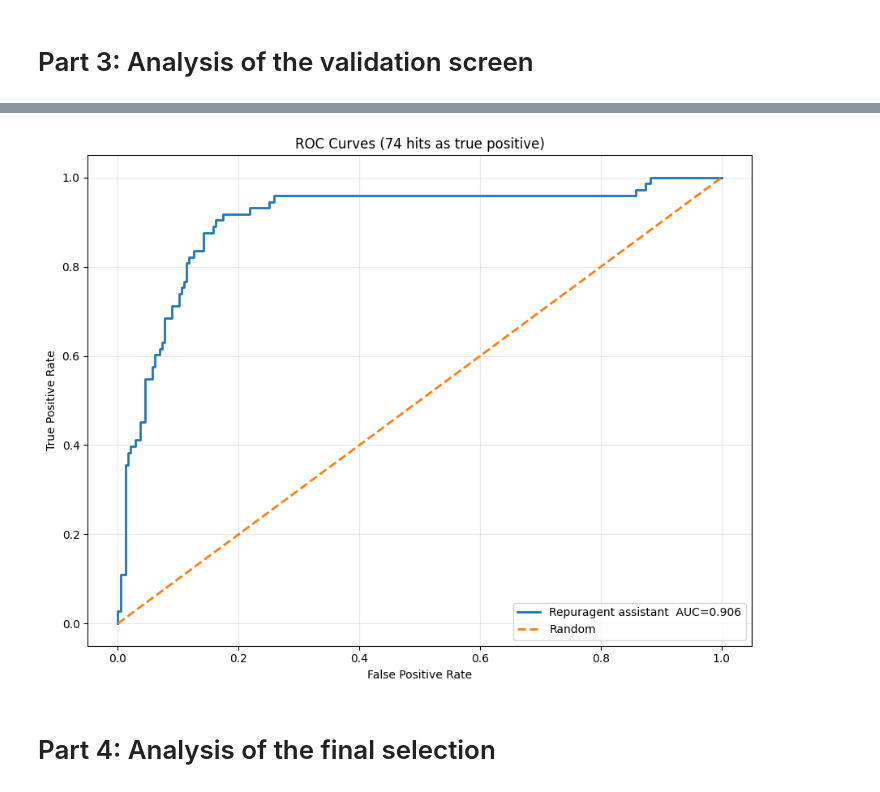
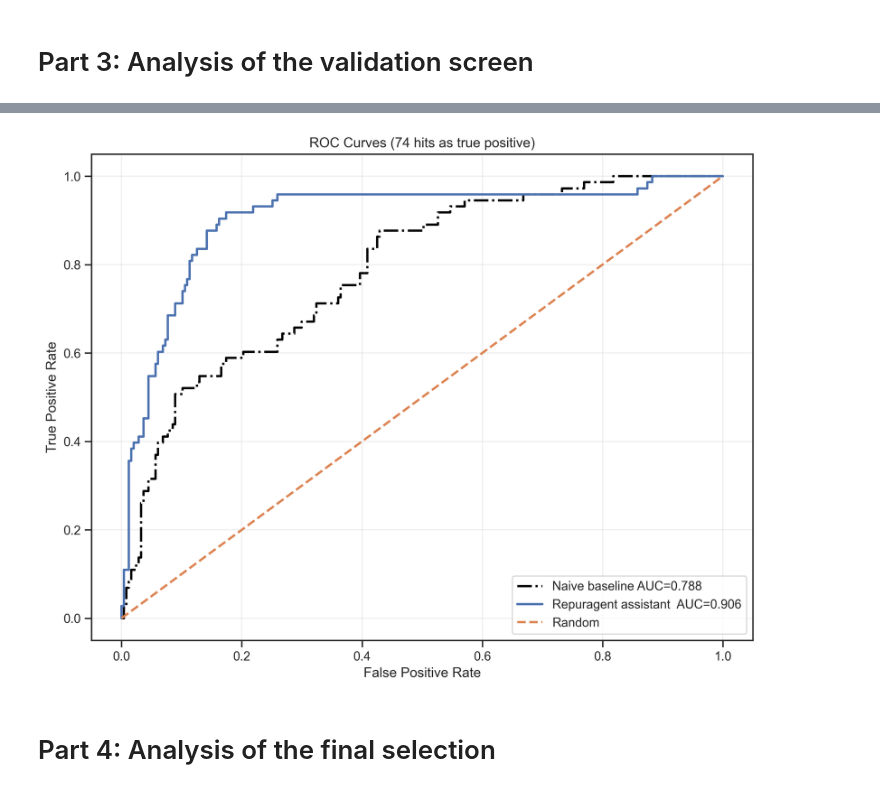
Before and after one commit to pharmbio/repuragent, a Jupyter notebook: analysis/COVID19/COVID-19_analysis.ipynb, the cells around one changed output, grey strips where cells are left out. Drawn from its saved outputs; the diff is of its cells as text; code cells hidden in the pictures.

```diff
--- a/analysis/COVID19/COVID-19_analysis.ipynb
+++ b/analysis/COVID19/COVID-19_analysis.ipynb
@@ -204,6 +220,10 @@ df.drop_duplicates('chembl_id', inplace=True)
 df.drop_duplicates('compound_name', inplace=True)
 
 df_merge = df.merge(df_agent, on='chembl_id', how = 'inner')
+
+# Attach the naive fixed-rule baseline scores (computed in naive_baseline.ipynb)
+df_naive = pd.read_csv('naive_scoring/validation_screen_naive.csv')
+df_merge = df_merge.merge(df_naive[['compound_name', 'naive_composite']], on='compound_name', how='left')
 df_merge
 # %% [output]
 |  | compound_name | Concentration uM | morphology score | infection rate (%) | Cell model | chembl_id | ... |
@@ -222,25 +242,31 @@ df_merge
 # %%
-# Define columnds
+# Define columns
 hit_col = "is_74_hit"
 rank_agent = 'ranking_position'
+col_naive = "naive_composite"
+
+# Naive fixed-rule baseline: `naive_composite` is loaded from
+# naive_scoring/validation_screen_naive.csv (produced by naive_baseline.ipynb).
 
 # ROC calculation
-fpr_r_agent,  tpr_r_agent,  auc_r_agent  = roc_from_rank(df_merge, rank_agent,  hit_col)
+fpr_r_agent, tpr_r_agent, auc_r_agent = roc_from_rank(df_merge, rank_agent, hit_col)
+fpr_naive,   tpr_naive,   auc_naive   = roc_from_score(df_merge, col_naive, hit_col, ascending=False)
 
 # Plot
 plt.figure(figsize=(9, 7))
-plt.plot(fpr_r_agent,  tpr_r_agent,  lw=2, label=f'Repuragent assistant  AUC={auc_r_agent:.3f}')
+plt.plot(fpr_naive,   tpr_naive,   lw=2, ls='-.', color='black', label=f'Naive baseline AUC={auc_naive:.3f}')
+plt.plot(fpr_r_agent, tpr_r_agent, lw=2, label=f'Repuragent assistant  AUC={auc_r_agent:.3f}')
 plt.plot([0, 1], [0, 1], linestyle='--', lw=2, label='Random')
 
 plt.xlabel("False Positive Rate")
 plt.ylabel("True Positive Rate")
 plt.title("ROC Curves (74 hits as true positive)")
 plt.grid(alpha=0.3)
 plt.legend(loc="lower right")
 plt.tight_layout()
 plt.show()
 # %% [output]
-[figure, old version]
+[figure, new version]
 # %% [markdown]
 # Part 4: Analysis of the final selection
 # %%
```
Also changed, not shown: parts of 7 cells of this notebook, 3 other files.
